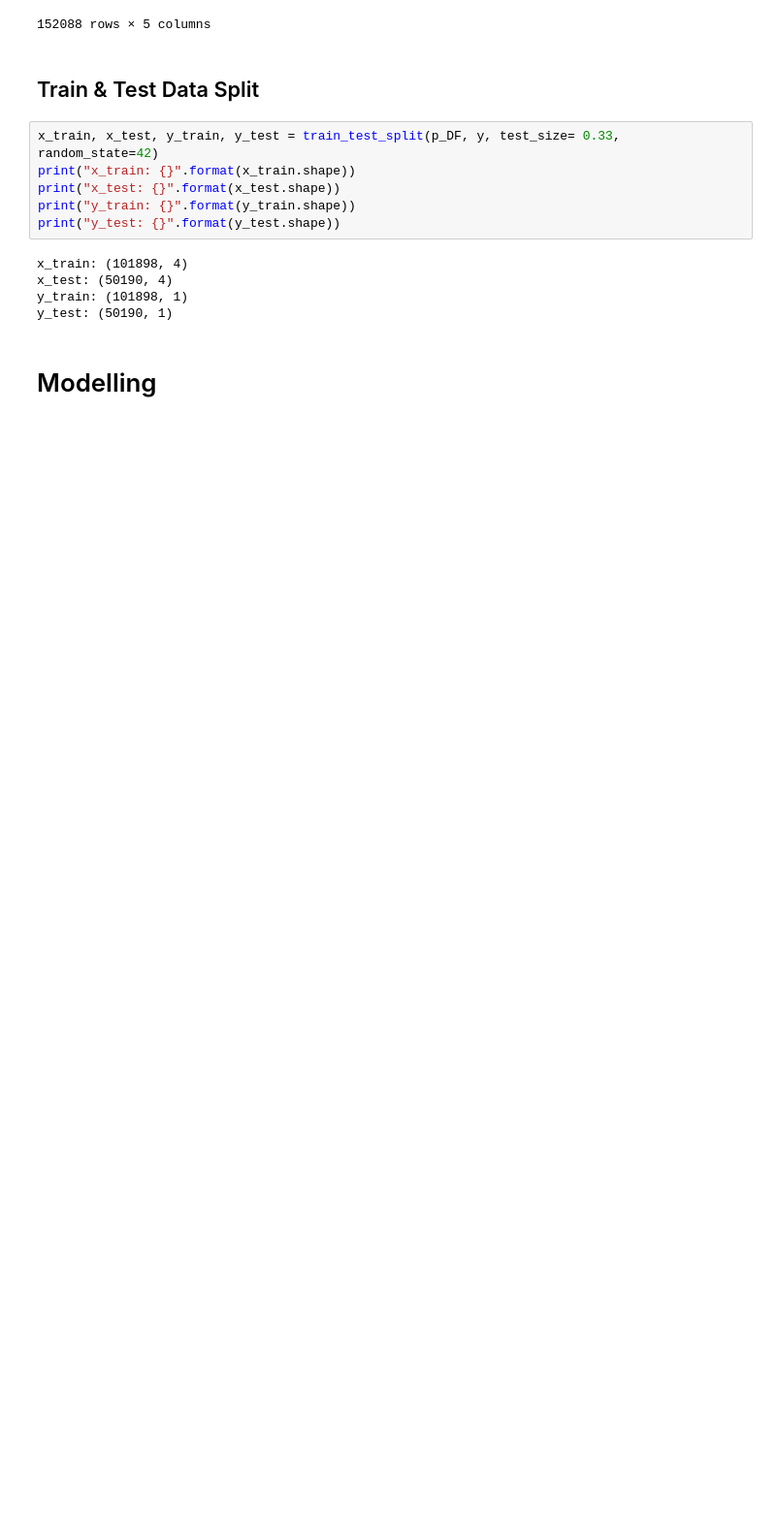
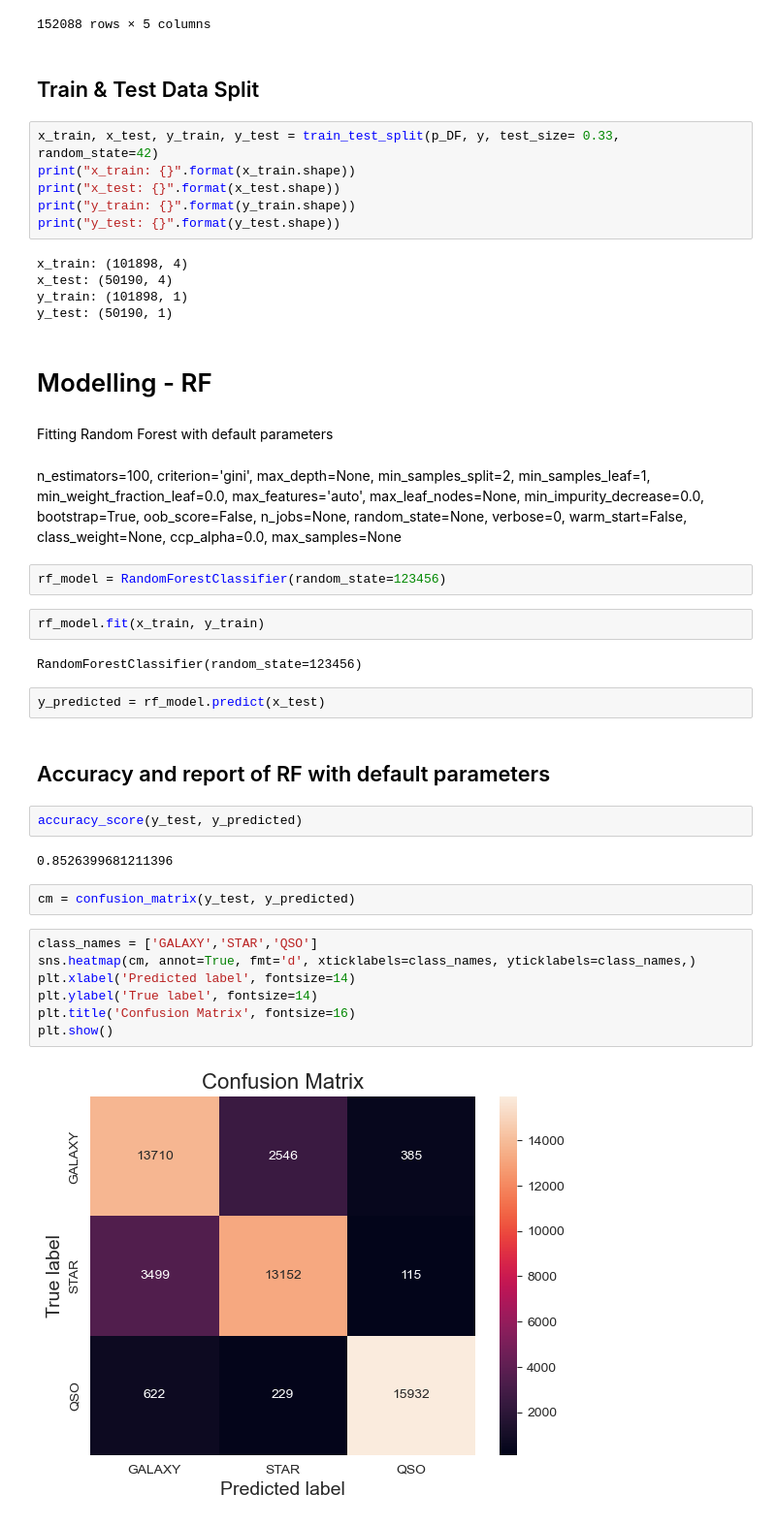
Before and after one commit to NotMishaal/astral-classification-system, a Jupyter notebook: astral_classification.ipynb, the cells around one changed output. Shown at 97% size. Cells and saved outputs as stored; diff of their text form; blank space fills up the shorter version.

Commit message:
Completed Modeling RandomForest

```diff
--- a/astral_classification.ipynb
+++ b/astral_classification.ipynb
@@ -191,4 +196,50 @@ x_test: (50190, 4)
 y_train: (101898, 1)
 y_test: (50190, 1)
 # %% [markdown]
-# Modelling
+# Modelling - RF
+# %% [markdown]
+Fitting Random Forest with default parameters
+# %% [markdown]
+n_estimators=100,
+criterion='gini',
+max_depth=None,
+min_samples_split=2,
+min_samples_leaf=1,
+min_weight_fraction_leaf=0.0,
+max_features='auto',
+max_leaf_nodes=None,
+min_impurity_decrease=0.0,
+bootstrap=True,
+oob_score=False,
+n_jobs=None,
+random_state=None,
+verbose=0,
+warm_start=False,
+class_weight=None,
+ccp_alpha=0.0,
+max_samples=None
+# %%
+rf_model = RandomForestClassifier(random_state=123456)
+# %%
+rf_model.fit(x_train, y_train)
+# %% [output]
+RandomForestClassifier(random_state=123456)
+# %%
+y_predicted = rf_model.predict(x_test)
+# %% [markdown]
+## Accuracy and report of RF with default parameters
+# %%
+accuracy_score(y_test, y_predicted)
+# %% [output]
+0.8526399681211396
+# %%
+cm = confusion_matrix(y_test, y_predicted)
+# %%
+class_names = ['GALAXY','STAR','QSO']
+sns.heatmap(cm, annot=True, fmt='d', xticklabels=class_names, yticklabels=class_names,)
+plt.xlabel('Predicted label', fontsize=14)
+plt.ylabel('True label', fontsize=14)
+plt.title('Confusion Matrix', fontsize=16)
+plt.show()
+# %% [output]
+[figure, added]
```
Also changed, not shown: parts of 14 cells of this notebook.
